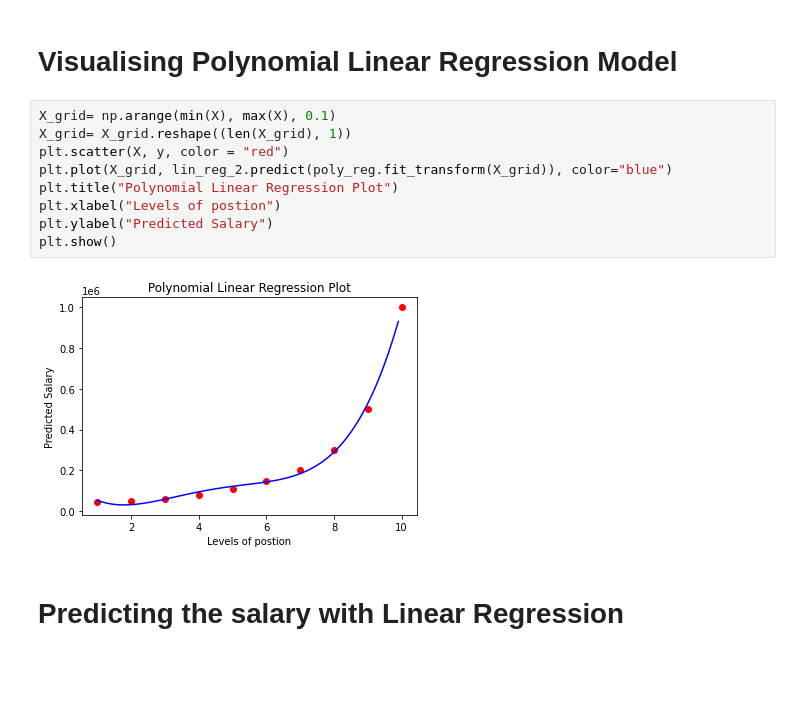
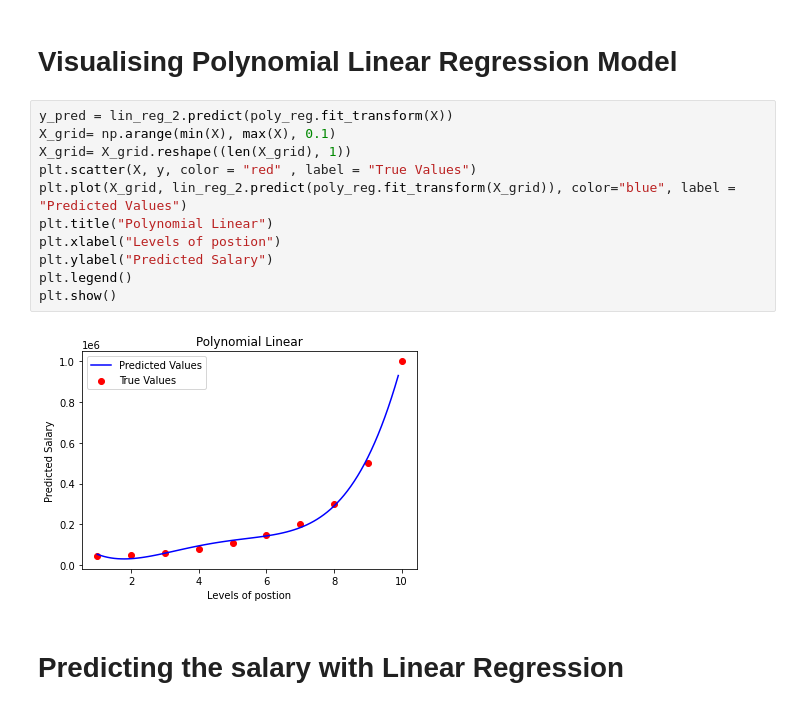
Before and after one commit to Khan-solo/PolynomialLinearRegression, a Jupyter notebook: Polynomial_Linear_Regression.ipynb, the cells around one changed output. Cells and saved outputs as stored; diff of their text form; blank space fills up the shorter version.

Commit message:
Added legend in plot

```diff
--- a/Polynomial_Linear_Regression.ipynb
+++ b/Polynomial_Linear_Regression.ipynb
@@ -45,16 +46,18 @@ plt.show()
 # %% [markdown]
 # Visualising Polynomial Linear Regression Model
 # %%
+y_pred = lin_reg_2.predict(poly_reg.fit_transform(X))
 X_grid= np.arange(min(X), max(X), 0.1)
 X_grid= X_grid.reshape((len(X_grid), 1))
-plt.scatter(X, y, color = "red")
-plt.plot(X_grid, lin_reg_2.predict(poly_reg.fit_transform(X_grid)), color="blue")
-plt.title("Polynomial Linear Regression Plot")
+plt.scatter(X, y, color = "red" , label = "True Values")
+plt.plot(X_grid, lin_reg_2.predict(poly_reg.fit_transform(X_grid)), color="blue", label = "Predicted Values")
+plt.title("Polynomial Linear")
 plt.xlabel("Levels of postion")
 plt.ylabel("Predicted Salary")
+plt.legend()
 plt.show()
 # %% [output]
-[figure, old version]
+[figure, new version]
 # %% [markdown]
 # Predicting the salary with Linear Regression
 # %%
```
Also changed, not shown: parts of 5 cells of this notebook.
